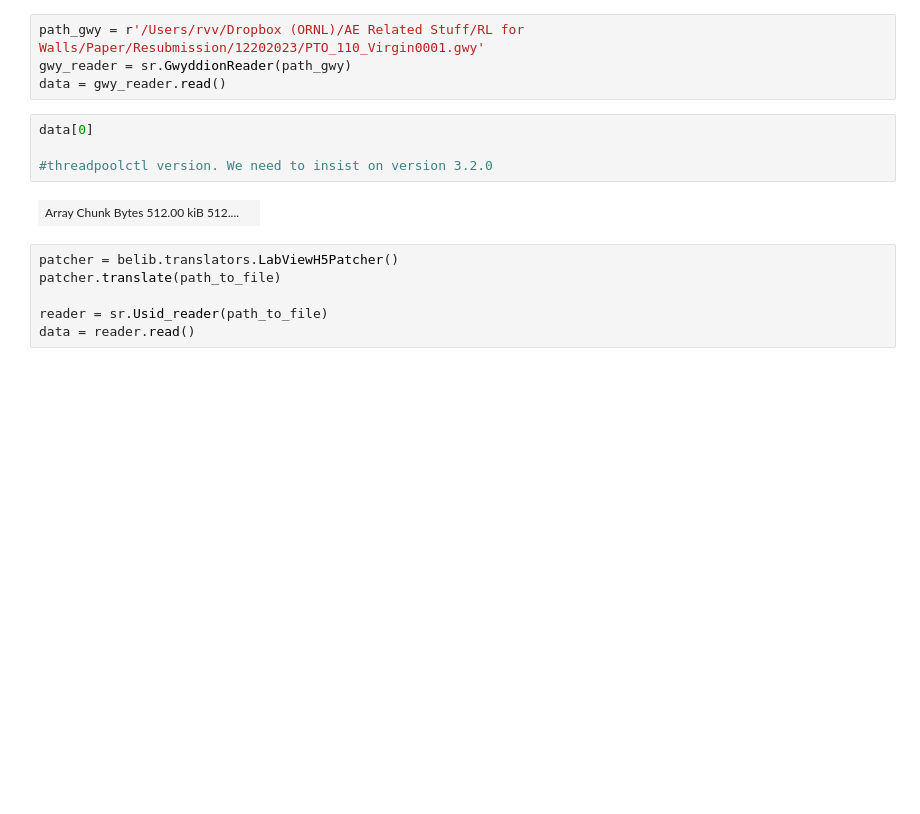
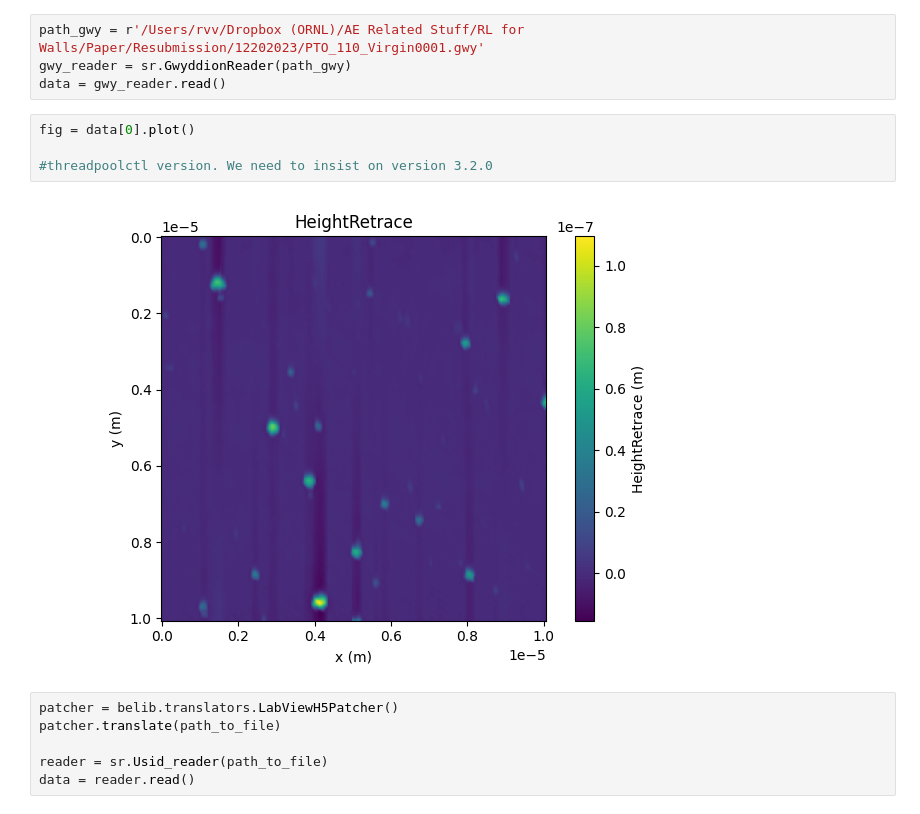
Before and after one commit to pycroscopy/BGlib, a Jupyter notebook: notebooks/be/BE_Processing_sidpy.ipynb, the cells around one changed output. Cells and saved outputs as stored; diff of their text form; blank space fills up the shorter version.

```diff
--- a/notebooks/be/BE_Processing_sidpy.ipynb
+++ b/notebooks/be/BE_Processing_sidpy.ipynb
@@ -19,11 +42,11 @@ path_gwy = r'/Users/rvv/Dropbox (ORNL)/AE Related Stuff/RL for Walls/Paper/Resub
 gwy_reader = sr.GwyddionReader(path_gwy)
 data = gwy_reader.read()
 # %%
-data[0]
+fig = data[0].plot()
 
 #threadpoolctl version. We need to insist on version 3.2.0
 # %% [output]
-| Array Chunk Bytes 512.00 kiB 512.... |  |
+[figure, added]
 # %%
 patcher = belib.translators.LabViewH5Patcher()
 patcher.translate(path_to_file)
```
Also changed, not shown: parts of 13 cells of this notebook, 3 other files.
